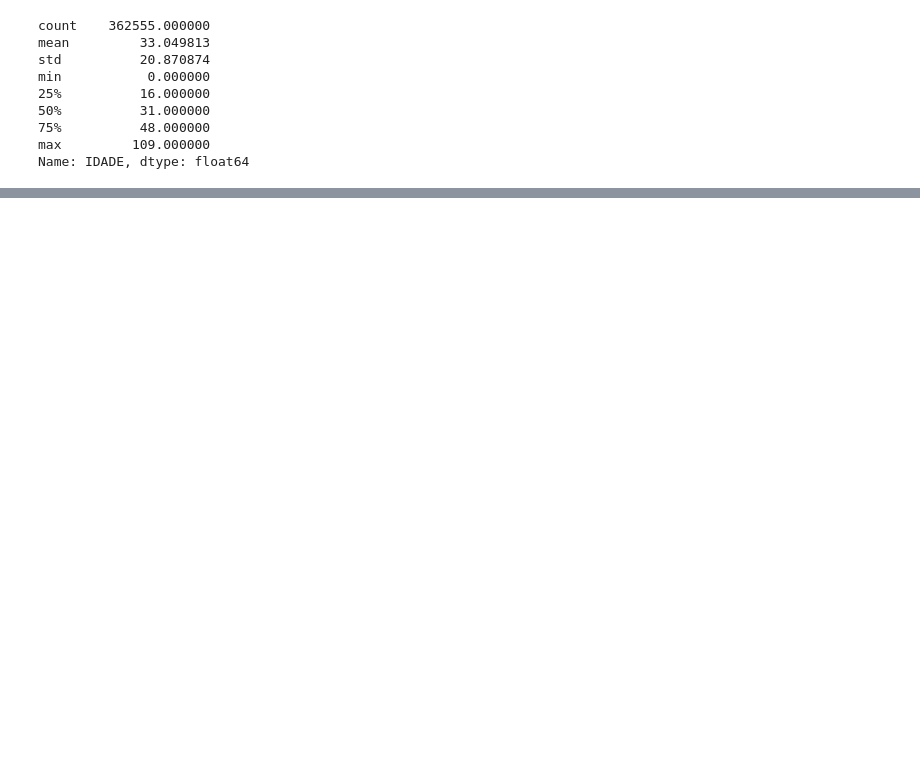
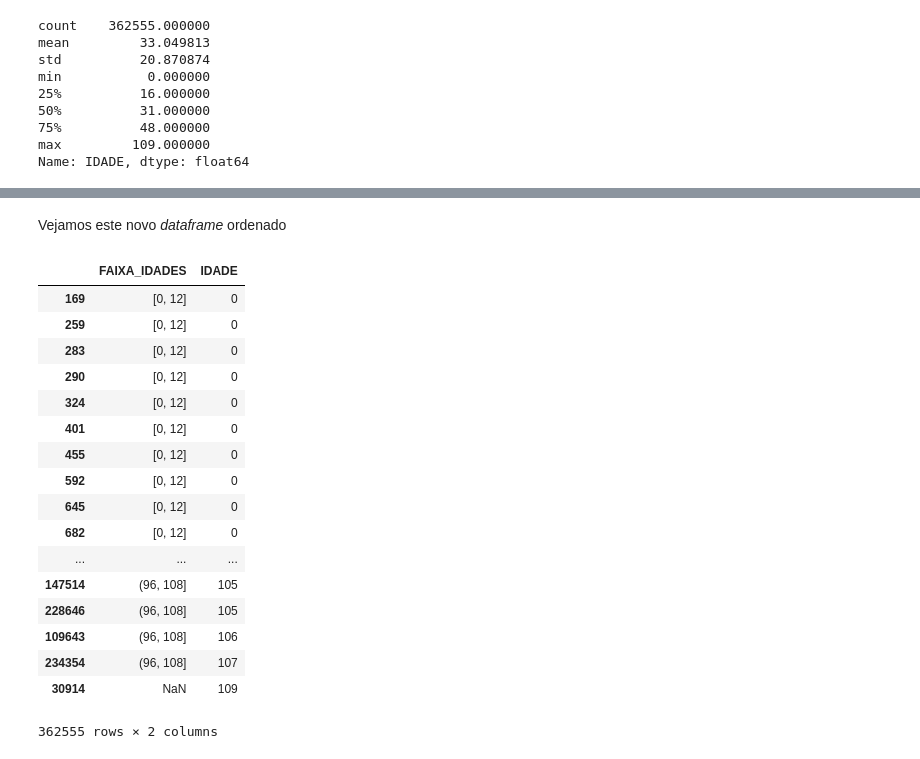
Before and after one commit to Aryo80/data_science, a Jupyter notebook: aula2/aula2_leitura_PNAD.ipynb, the cells around one changed output, grey strips where cells are left out. Cells and saved outputs as stored; diff of their text form; code cells hidden in the pictures; blank space fills up the shorter version.

```diff
--- a/aula2/aula2_leitura_PNAD.ipynb
+++ b/aula2/aula2_leitura_PNAD.ipynb
@@ -125,0 +196,25 @@ dados[(dados.IDADE >= 18)  & (dados.IDADE < 35)]
+# %%
+dados_ordenados = dados.sort(["FAIXA_IDADES", "IDADE"])
+# %% [markdown]
+Vejamos este novo _dataframe_ ordenado
+# %%
+dados_ordenados.loc[:, ("FAIXA_IDADES", "IDADE")]
+# %% [output]
+|  | FAIXA_IDADES | IDADE |
+| 169 | [0, 12] | 0 |
+| 259 | [0, 12] | 0 |
+| 283 | [0, 12] | 0 |
+| 290 | [0, 12] | 0 |
+| 324 | [0, 12] | 0 |
+| 401 | [0, 12] | 0 |
+| 455 | [0, 12] | 0 |
+| 592 | [0, 12] | 0 |
+| 645 | [0, 12] | 0 |
+| 682 | [0, 12] | 0 |
+| ... | ... | ... |
+| 147514 | (96, 108] | 105 |
+| 228646 | (96, 108] | 105 |
+| 109643 | (96, 108] | 106 |
+| 234354 | (96, 108] | 107 |
+| 30914 | NaN | 109 |
+362555 rows × 2 columns
```
Also changed, not shown: parts of 31 cells of this notebook, 1 other file.
